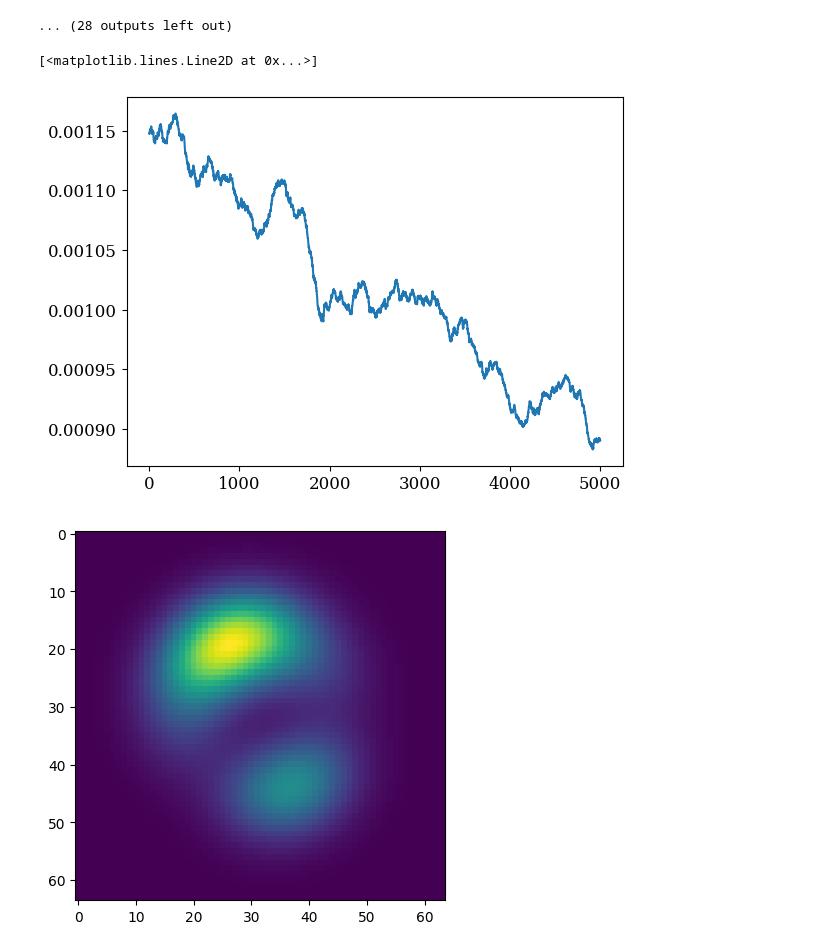
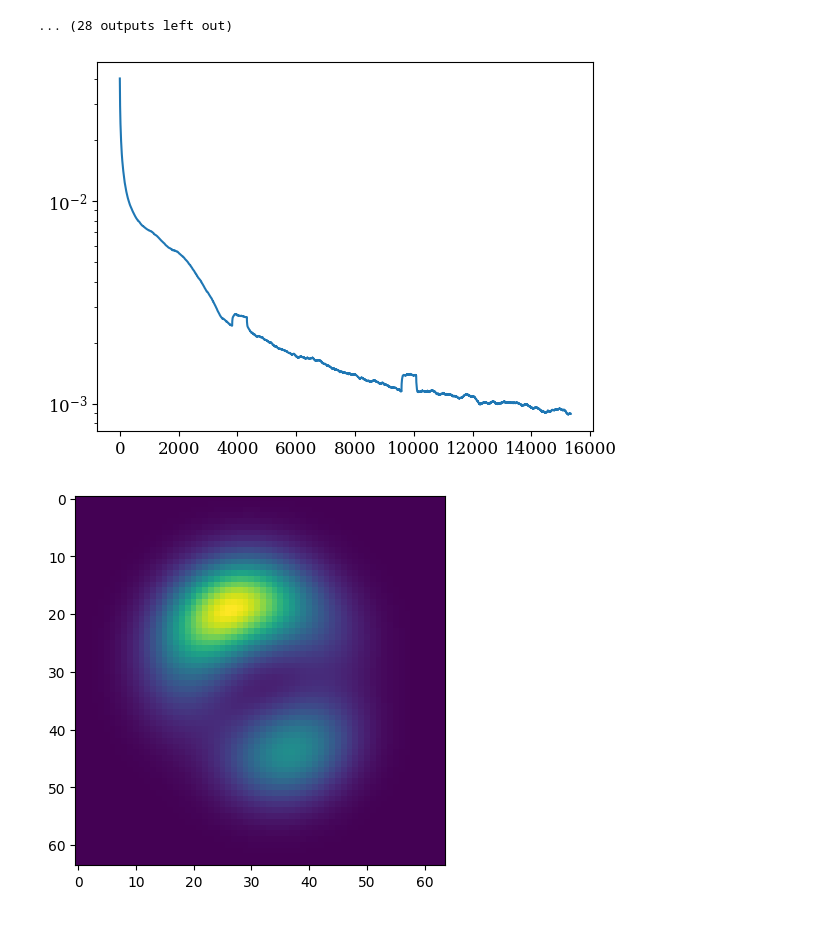
Before and after one commit to samlaihei/CI_ML, a Jupyter notebook: Diffusion_latent2.ipynb, the cells around one changed output. Cells and saved outputs as stored; diff of their text form; code cells hidden in the pictures.

```diff
--- a/Diffusion_latent2.ipynb
+++ b/Diffusion_latent2.ipynb
@@ -245,18 +251,19 @@ Finished epoch 12. Average of the last 100 loss values: 0.001012
 # %%
 # View the loss curve
 
 # np.save('models/history/'+model_name+'.npy', losses)
 
 # load training history
 losses = np.load('models/history/'+model_name+'.npy')
 
 # smooth the curve
 smoothed_losses = np.convolve(losses, np.ones(500)/500, mode='valid')
 
-plt.plot(smoothed_losses[-5000:])
+plt.plot(smoothed_losses[:])
+
+plt.yscale('log')
 # %% [output]
-[<matplotlib.lines.Line2D at 0x...>]
-[figure, old version]
+[figure, new version]
 # %%
 # save model
 # torch.save(net.state_dict(), 'models/'+model_name+'.pt')
```
Also changed, not shown: parts of 3 cells of this notebook, 3 other files.
